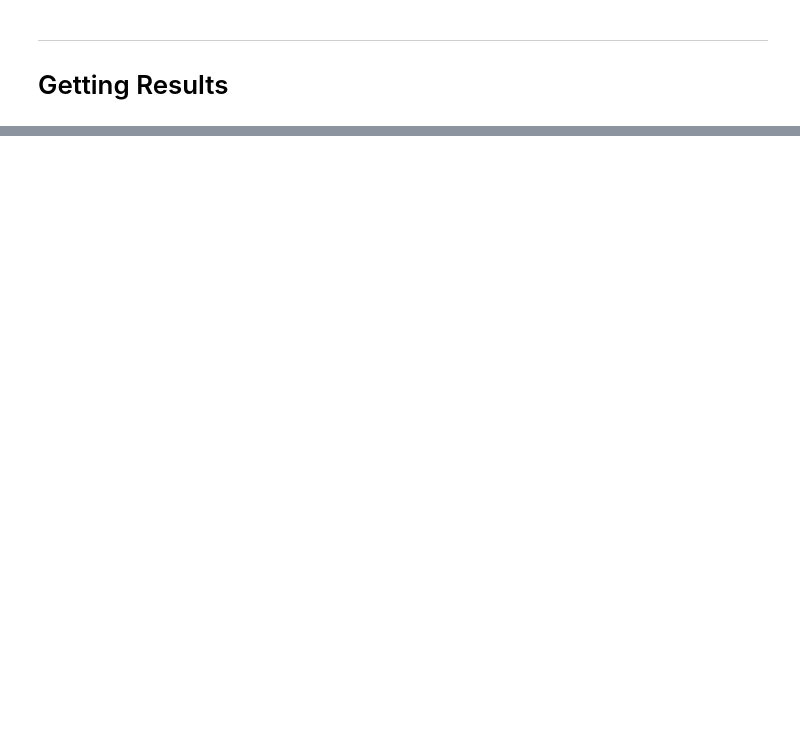
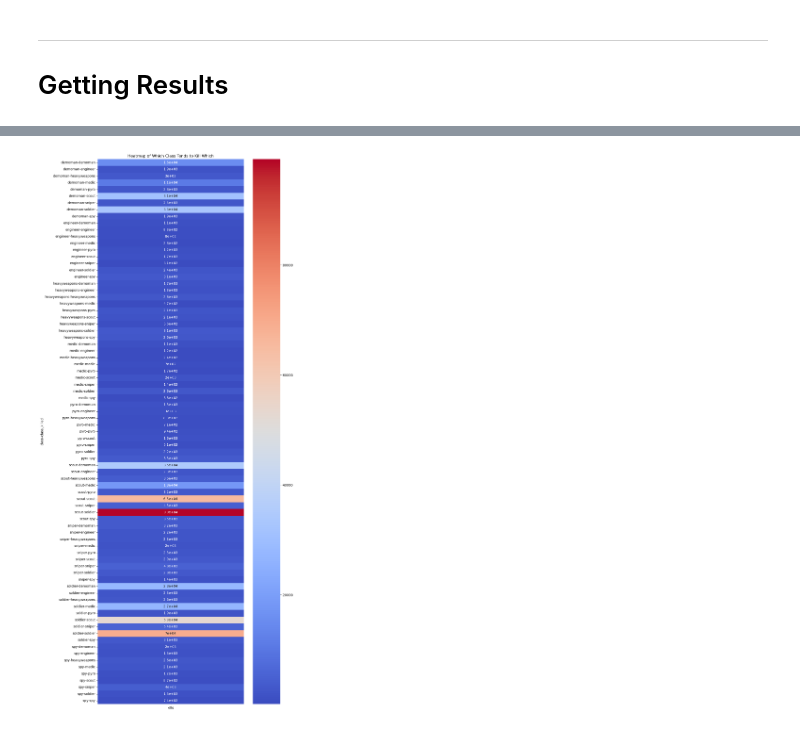
Before and after one commit to AlexPhilipsen/DataMiningProject, a Jupyter notebook: New/results.ipynb, the cells around one changed output, grey strips where cells are left out. Drawn from its saved outputs; the diff is of its cells as text; code cells hidden in the pictures; blank space fills up the shorter version.

Commit message:
Added changes from Bobby, also added class_kill heatmap

```diff
--- a/New/results.ipynb
+++ b/New/results.ipynb
@@ -419,0 +422,17 @@ Text(0, 0.5, 'Number of Games')
+# %%
+c.execute("""SELECT *
+          FROM class_kill""")
+
+results = c.fetchall()
+
+class_kill_df = pd.DataFrame(results, columns=[desc[0] for desc in c.description])
+class_kill_df = class_kill_df.groupby(['class', 'class_killed']).agg({'kills' : 'sum'})
+class_kill_df = class_kill_df.drop('unknown', axis='rows')
+class_kill_df = class_kill_df.drop('undefined', axis='rows')
+plt.figure(figsize=(10,30))
+sns.heatmap(class_kill_df, annot=True, cmap='coolwarm')
+plt.title('Heatmap of Which Class Tends to Kill Which')
+plt.show()
+# print(class_kill_df)
+# %% [output]
+[figure, added]
```
Also changed, not shown: parts of 15 cells of this notebook, 7 other files.
